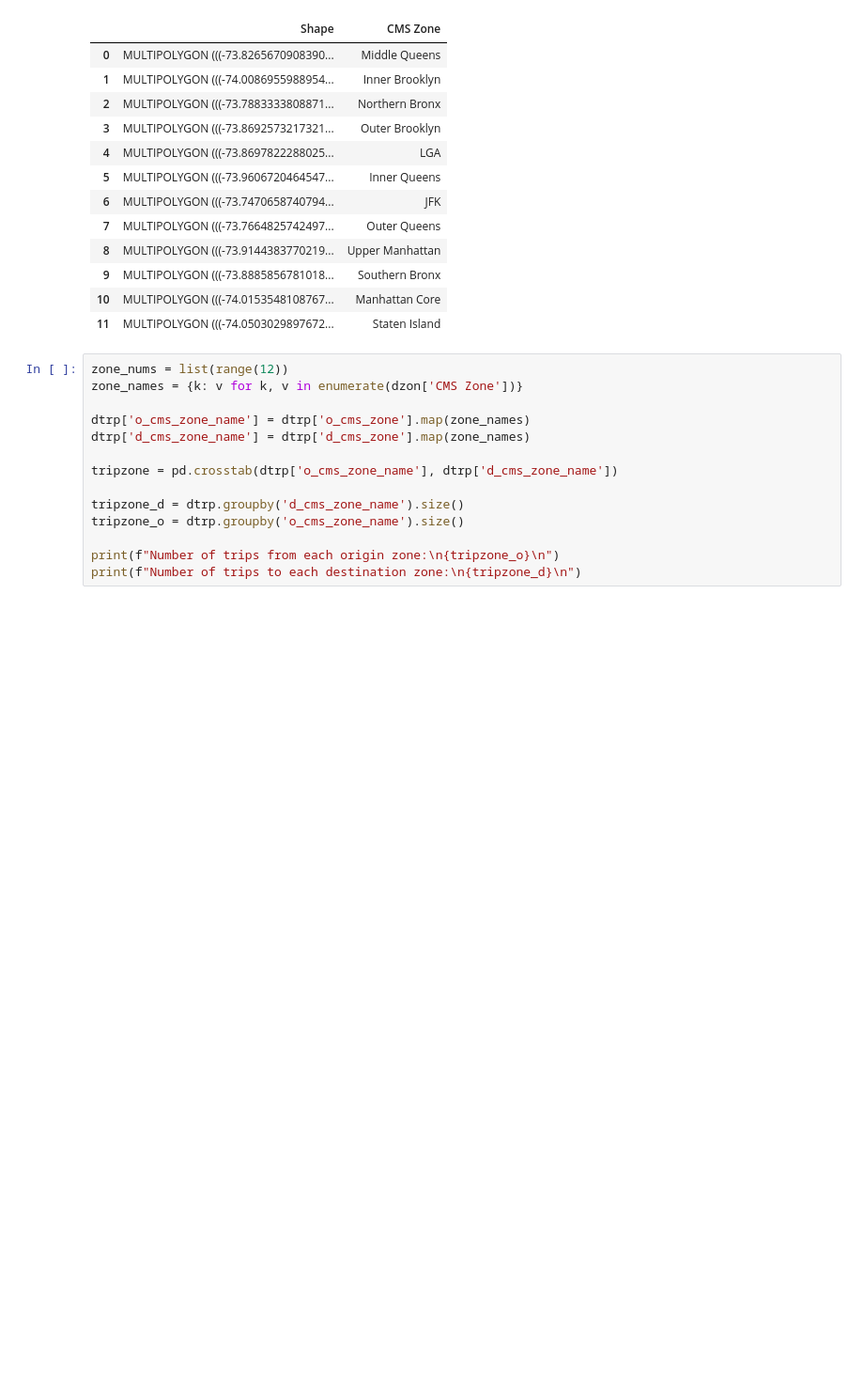
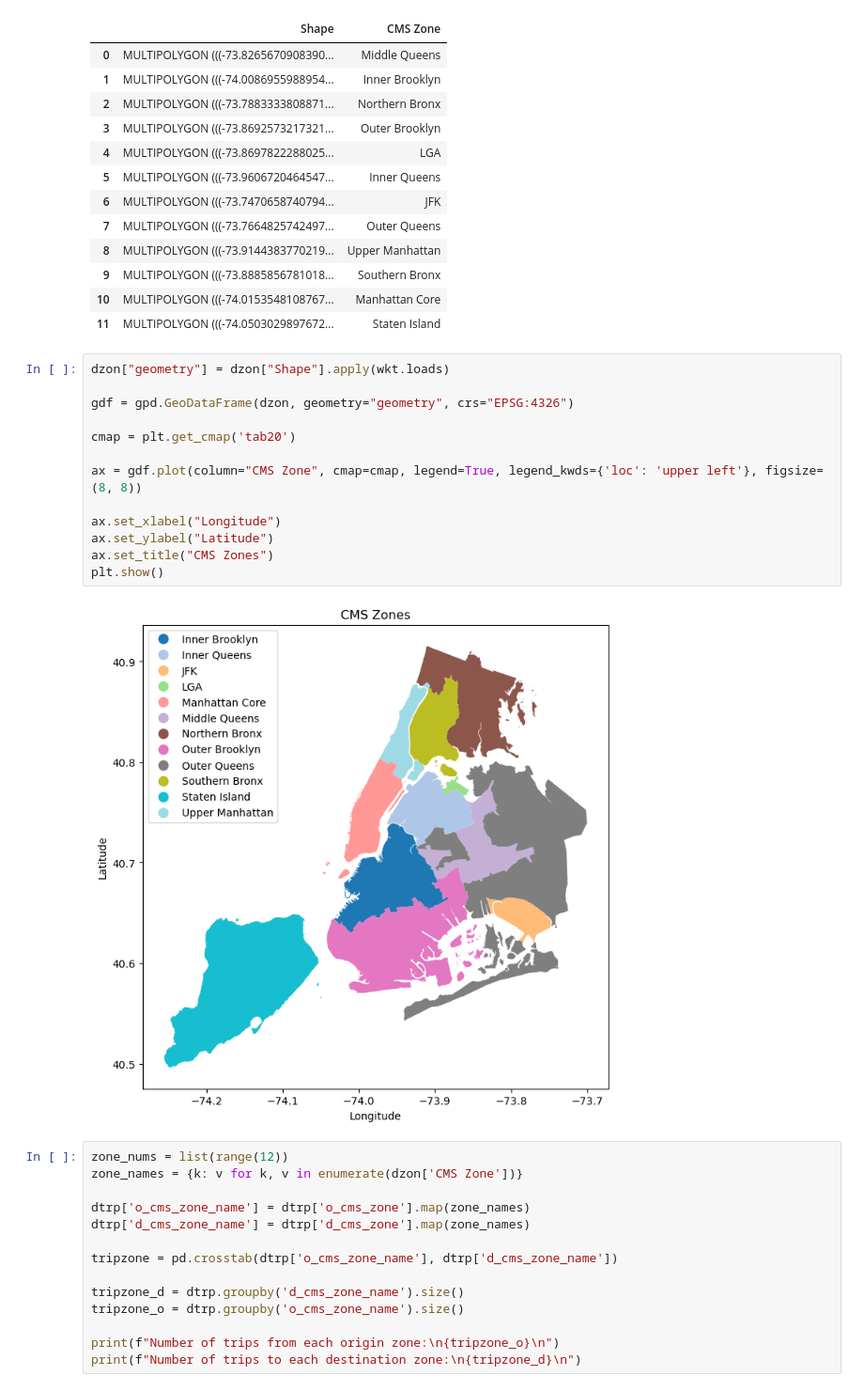
Before and after one commit to WenlongL1/CIE-539-Project, a Jupyter notebook: Project.ipynb, the cells around one changed output. Shown: that part at 94% size. Cells and saved outputs as stored; diff of their text form; blank space fills up the shorter version.

```diff
--- a/Project.ipynb
+++ b/Project.ipynb
@@ -598,6 +600,21 @@ dzon.head(15)
 | 9 | MULTIPOLYGON (((-73.8885856781018... | Southern Bronx |
 | 10 | MULTIPOLYGON (((-74.0153548108767... | Manhattan Core |
 | 11 | MULTIPOLYGON (((-74.0503029897672... | Staten Island |
+# %%
+dzon["geometry"] = dzon["Shape"].apply(wkt.loads)
+
+gdf = gpd.GeoDataFrame(dzon, geometry="geometry", crs="EPSG:4326")
+
+cmap = plt.get_cmap('tab20')
+
+ax = gdf.plot(column="CMS Zone", cmap=cmap, legend=True, legend_kwds={'loc': 'upper left'}, figsize=(8, 8))
+
+ax.set_xlabel("Longitude")
+ax.set_ylabel("Latitude")
+ax.set_title("CMS Zones")
+plt.show()
+# %% [output]
+[figure, added]
 # %%
 zone_nums = list(range(12))
 zone_names = {k: v for k, v in enumerate(dzon['CMS Zone'])}
```
Also changed, not shown: parts of 1 cell of this notebook, 2 other files.
